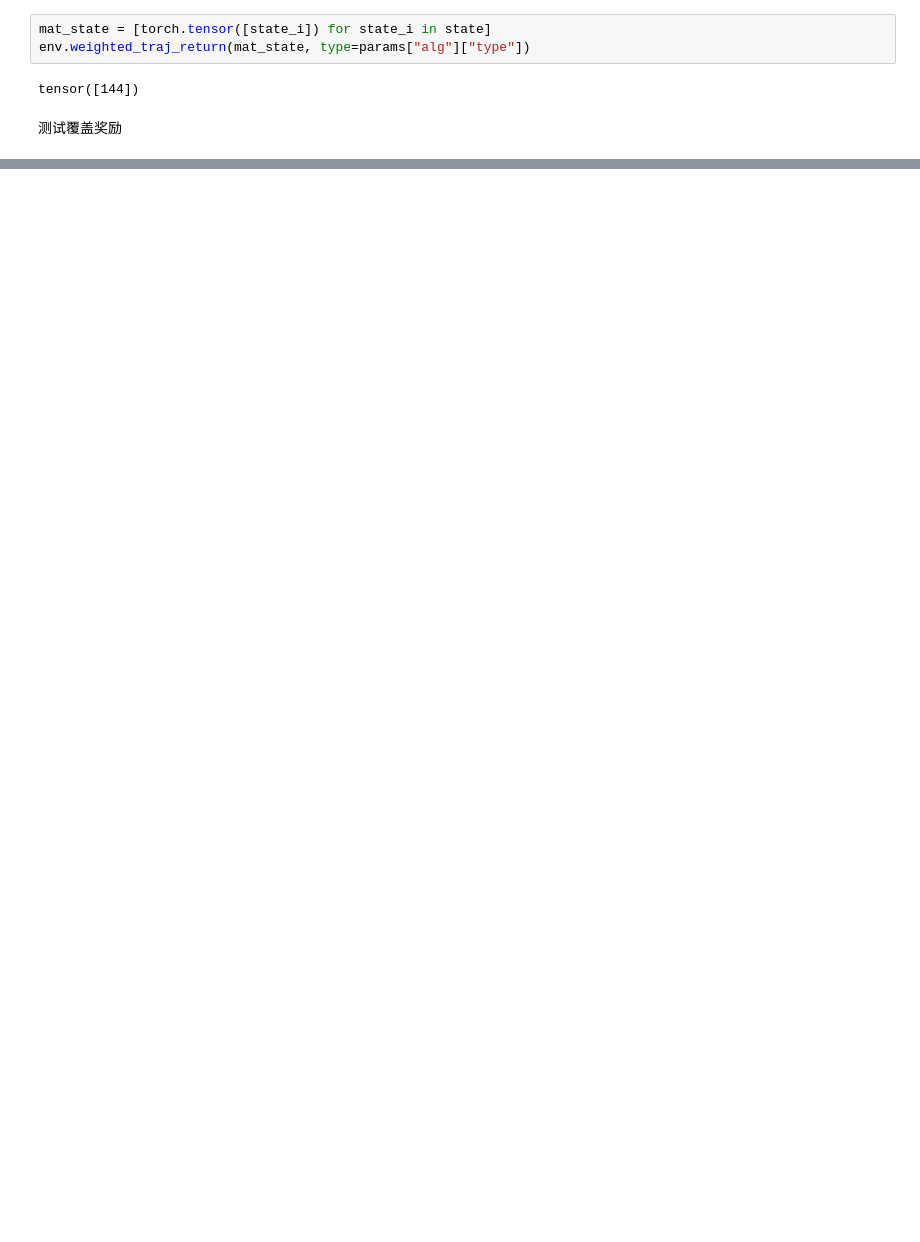
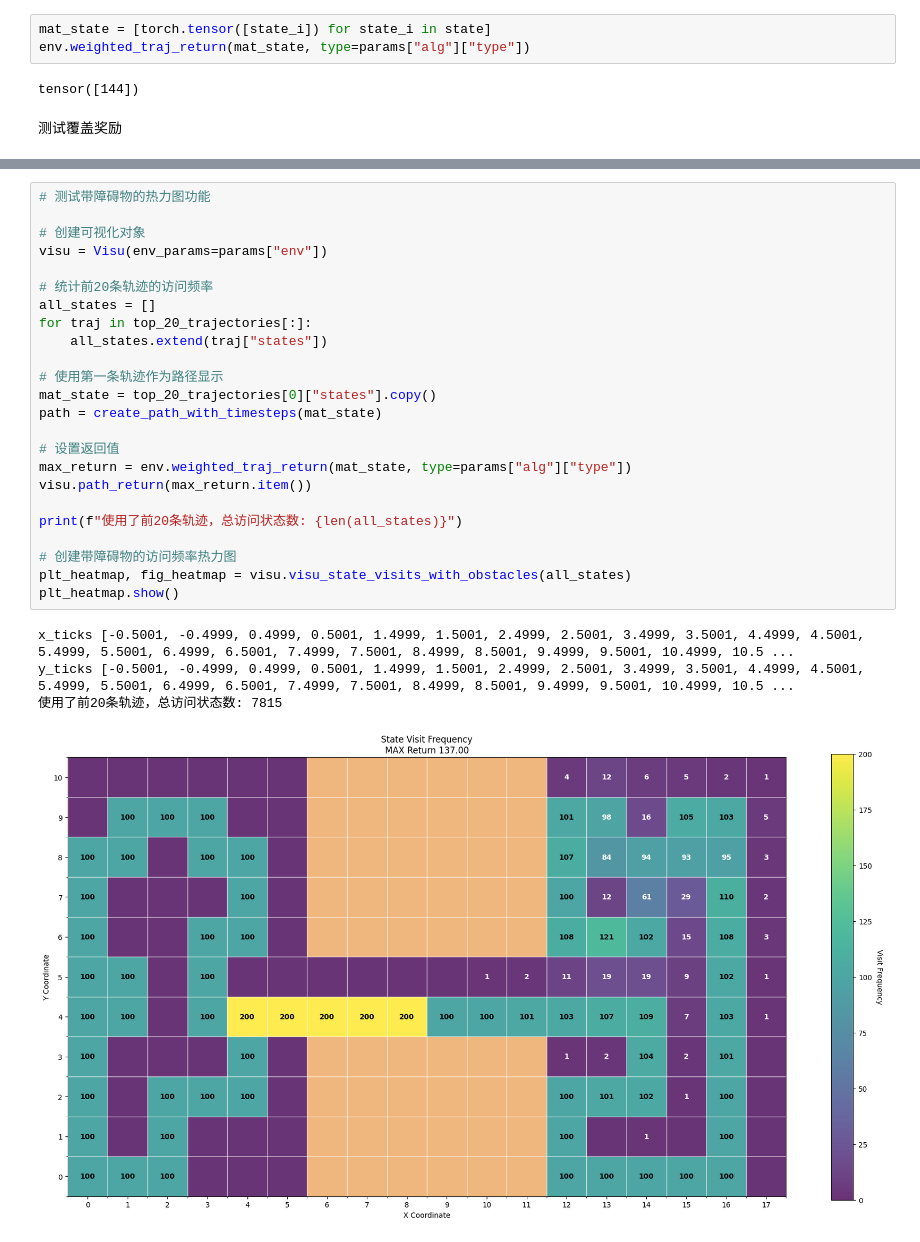
Before and after one commit to zjut-zhy/non-additive-RL, a Jupyter notebook: test_2.ipynb, the cells around one changed output, grey strips where cells are left out. Cells and saved outputs as stored; diff of their text form; blank space fills up the shorter version.

```diff
--- a/test_2.ipynb
+++ b/test_2.ipynb
@@ -276,0 +457,29 @@ y [0, 0, 0, 0, 0, 0, 0, 0, 0, 0, 0, 0, 1, 1, 1, 1, 1, 1, 1, 1, 1, 1, 1, 1, 2, 2,
+# %%
+# 测试带障碍物的热力图功能
+
+# 创建可视化对象
+visu = Visu(env_params=params["env"])
+
+# 统计前20条轨迹的访问频率
+all_states = []
+for traj in top_20_trajectories[:]:
+    all_states.extend(traj["states"])
+
+# 使用第一条轨迹作为路径显示
+mat_state = top_20_trajectories[0]["states"].copy()
+path = create_path_with_timesteps(mat_state)
+
+# 设置返回值
+max_return = env.weighted_traj_return(mat_state, type=params["alg"]["type"])
+visu.path_return(max_return.item())
+
+print(f"使用了前20条轨迹，总访问状态数: {len(all_states)}")
+
+# 创建带障碍物的访问频率热力图
+plt_heatmap, fig_heatmap = visu.visu_state_visits_with_obstacles(all_states)
+plt_heatmap.show()
+# %% [output]
+x_ticks [-0.5001, -0.4999, 0.4999, 0.5001, 1.4999, 1.5001, 2.4999, 2.5001, 3.4999, 3.5001, 4.4999, 4.5001, 5.4999, 5.5001, 6.4999, 6.5001, 7.4999, 7.5001, 8.4999, 8.5001, 9.4999, 9.5001, 10.4999, 10.5 ...
+y_ticks [-0.5001, -0.4999, 0.4999, 0.5001, 1.4999, 1.5001, 2.4999, 2.5001, 3.4999, 3.5001, 4.4999, 4.5001, 5.4999, 5.5001, 6.4999, 6.5001, 7.4999, 7.5001, 8.4999, 8.5001, 9.4999, 9.5001, 10.4999, 10.5 ...
+使用了前20条轨迹，总访问状态数: 7815
+[figure, added]
```
Also changed, not shown: parts of 5 cells of this notebook, 2 other files.
